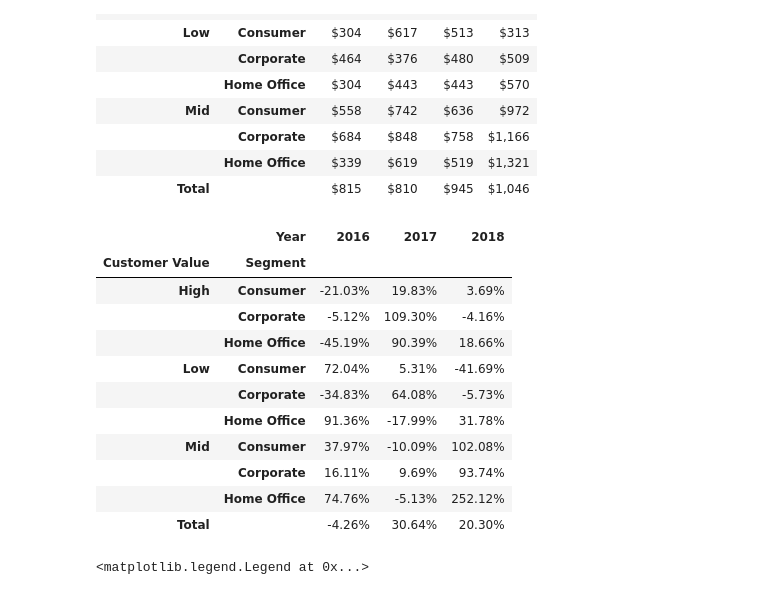
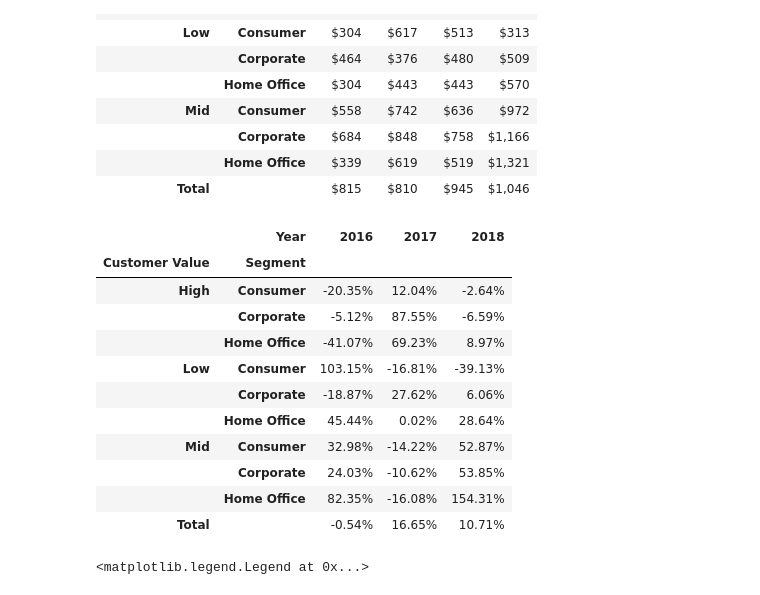
Before and after one commit to dylanjones248/Data-Science-Portfolio, a Jupyter notebook: Superstore Customer Segmentation Analysis.ipynb, the cells around one changed output. Drawn from its saved outputs; the diff is of its cells as text; code cells hidden in the pictures.

```diff
--- a/Superstore Customer Segmentation Analysis.ipynb
+++ b/Superstore Customer Segmentation Analysis.ipynb
@@ -509,22 +521,22 @@ formatted_sbc
 |  | Home Office | $339 | $619 | $519 | $1,321 |
 | Total |  | $815 | $810 | $945 | $1,046 |
 # %%
-pct_change_ss = (sales_by_seg.pct_change(axis='columns')).applymap('{:.2%}'.format)
-pct_change_ss = pct_change_ss.drop(columns=2015)
-pct_change_ss
+pct_change_sbc = (sale_by_customer.pct_change(axis='columns')).applymap('{:.2%}'.format)
+pct_change_sbc = pct_change_sbc.drop(columns=2015)
+pct_change_sbc
 # %% [output]
 |  | Year | 2016 | 2017 | 2018 |
 | Customer Value | Segment |  |  |  |
-| High | Consumer | -21.03% | 19.83% | 3.69% |
-|  | Corporate | -5.12% | 109.30% | -4.16% |
-|  | Home Office | -45.19% | 90.39% | 18.66% |
-| Low | Consumer | 72.04% | 5.31% | -41.69% |
-|  | Corporate | -34.83% | 64.08% | -5.73% |
-|  | Home Office | 91.36% | -17.99% | 31.78% |
-| Mid | Consumer | 37.97% | -10.09% | 102.08% |
-|  | Corporate | 16.11% | 9.69% | 93.74% |
-|  | Home Office | 74.76% | -5.13% | 252.12% |
-| Total |  | -4.26% | 30.64% | 20.30% |
+| High | Consumer | -20.35% | 12.04% | -2.64% |
+|  | Corporate | -5.12% | 87.55% | -6.59% |
+|  | Home Office | -41.07% | 69.23% | 8.97% |
+| Low | Consumer | 103.15% | -16.81% | -39.13% |
+|  | Corporate | -18.87% | 27.62% | 6.06% |
+|  | Home Office | 45.44% | 0.02% | 28.64% |
+| Mid | Consumer | 32.98% | -14.22% | 52.87% |
+|  | Corporate | 24.03% | -10.62% | 53.85% |
+|  | Home Office | 82.35% | -16.08% | 154.31% |
+| Total |  | -0.54% | 16.65% | 10.71% |
 # %%
 cust_value_by_year = pd.crosstab(index=[df['Year']], columns=df['Customer Value'], values=df['Customer ID'], aggfunc=pd.Series.nunique)
 cust_values = ['Low', 'Mid', 'High']
```
Also changed, not shown: parts of 5 cells of this notebook.
